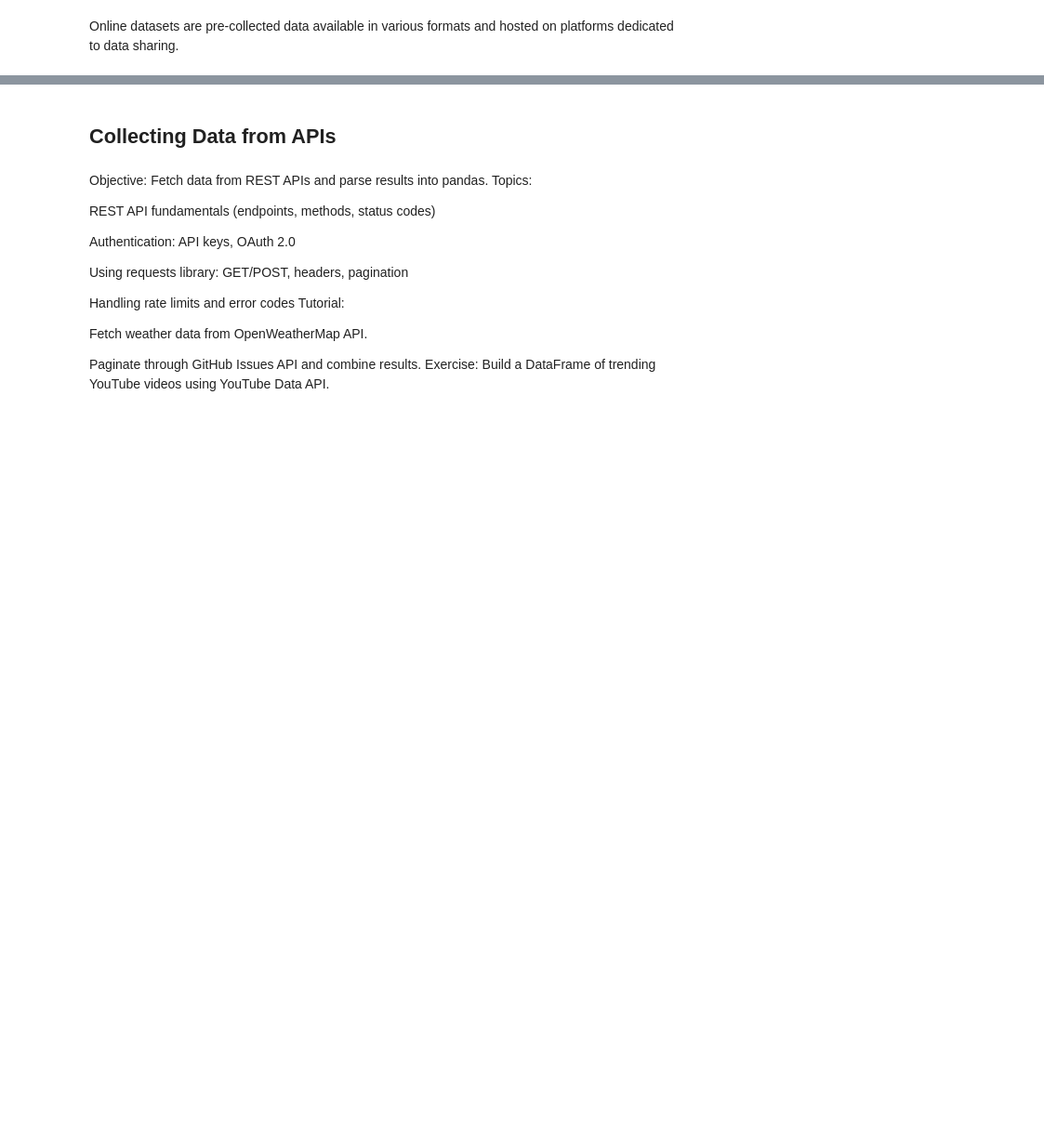
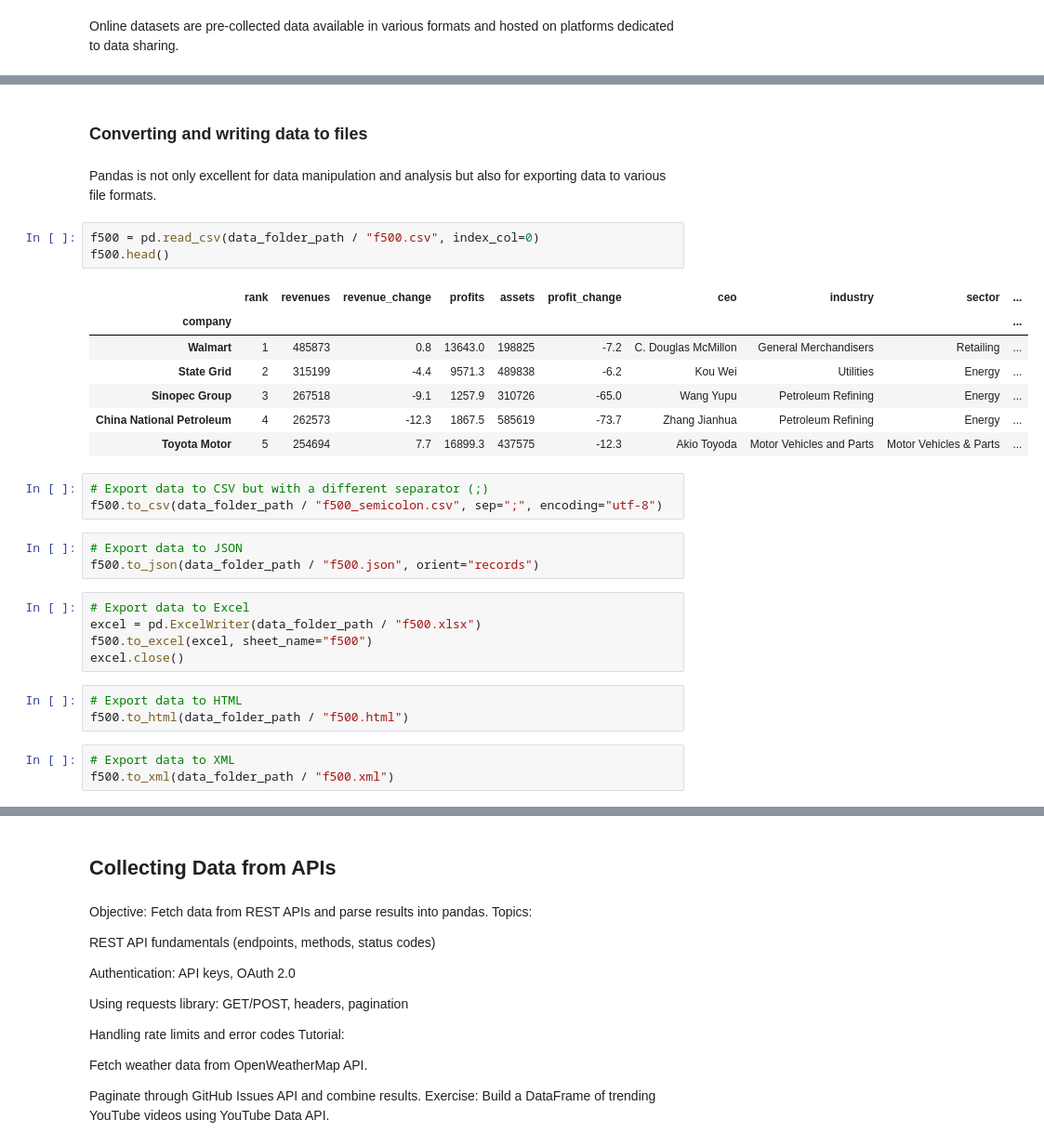
Before and after one commit to ervinstrmcnik/python-data-analytics, a Jupyter notebook: Part_04_Acquiring_Your_Data/Acquiring_Your_Data.ipynb, the cells around one changed output, grey strips where cells are left out. Shown at 93% size. Drawn from its saved outputs; the diff is of its cells as text; blank space fills up the shorter version.

```diff
--- a/Part_04_Acquiring_Your_Data/Acquiring_Your_Data.ipynb
+++ b/Part_04_Acquiring_Your_Data/Acquiring_Your_Data.ipynb
@@ -273,0 +762,32 @@ Online datasets are pre-collected data available in various formats and hosted o
+# %% [markdown]
+### Converting and writing data to files
+# %% [markdown]
+Pandas is not only excellent for data manipulation and analysis but also for exporting data to various file formats.
+# %%
+f500 = pd.read_csv(data_folder_path / "f500.csv", index_col=0)
+f500.head()
+# %% [output]
+|  | rank | revenues | revenue_change | profits | assets | profit_change | ceo | industry | sector | ... |
+| company |  |  |  |  |  |  |  |  |  | ... |
+| Walmart | 1 | 485873 | 0.8 | 13643.0 | 198825 | -7.2 | C. Douglas McMillon | General Merchandisers | Retailing | ... |
+| State Grid | 2 | 315199 | -4.4 | 9571.3 | 489838 | -6.2 | Kou Wei | Utilities | Energy | ... |
+| Sinopec Group | 3 | 267518 | -9.1 | 1257.9 | 310726 | -65.0 | Wang Yupu | Petroleum Refining | Energy | ... |
+| China National Petroleum | 4 | 262573 | -12.3 | 1867.5 | 585619 | -73.7 | Zhang Jianhua | Petroleum Refining | Energy | ... |
+| Toyota Motor | 5 | 254694 | 7.7 | 16899.3 | 437575 | -12.3 | Akio Toyoda | Motor Vehicles and Parts | Motor Vehicles & Parts | ... |
+# %%
+# Export data to CSV but with a different separator (;)
+f500.to_csv(data_folder_path / "f500_semicolon.csv", sep=";", encoding="utf-8")
+# %%
+# Export data to JSON
+f500.to_json(data_folder_path / "f500.json", orient="records")
+# %%
+# Export data to Excel
+excel = pd.ExcelWriter(data_folder_path / "f500.xlsx")
+f500.to_excel(excel, sheet_name="f500")
+excel.close()
+# %%
+# Export data to HTML
+f500.to_html(data_folder_path / "f500.html")
+# %%
+# Export data to XML
+f500.to_xml(data_folder_path / "f500.xml")
```
Also changed, not shown: parts of 88 cells of this notebook, 12 other files.
